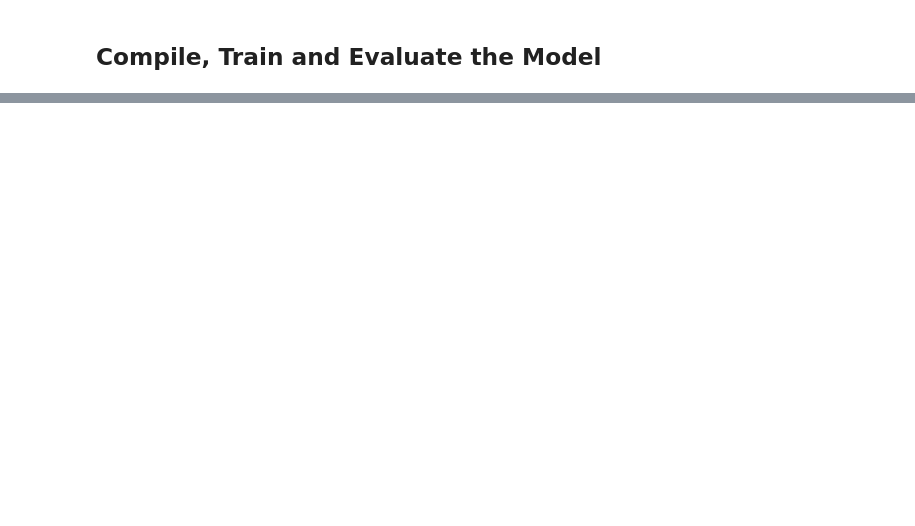
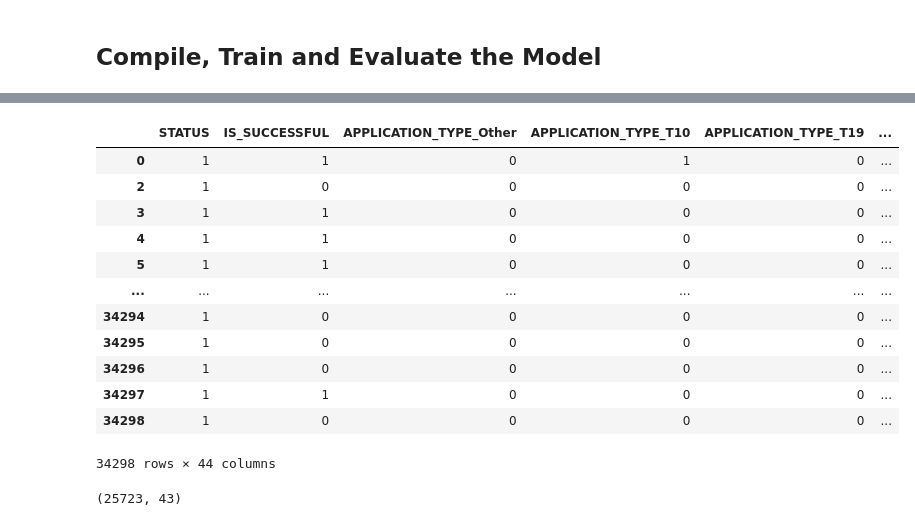
Before and after one commit to andyob715/deep_learning_hw, a Jupyter notebook: Starter_Code.ipynb, the cells around one changed output, grey strips where cells are left out. Cells and saved outputs as stored; diff of their text form; code cells hidden in the pictures; blank space fills up the shorter version.

```diff
--- a/Starter_Code.ipynb
+++ b/Starter_Code.ipynb
@@ -250,0 +299,17 @@ Loss: 0.557812534073699, Accuracy: 0.7262973785400391
+# %%
+new_df = df2.drop(columns=["ASK_AMT"],index=1)
+new_df
+# %% [output]
+|  | STATUS | IS_SUCCESSFUL | APPLICATION_TYPE_Other | APPLICATION_TYPE_T10 | APPLICATION_TYPE_T19 | ... |
+| 0 | 1 | 1 | 0 | 1 | 0 | ... |
+| 2 | 1 | 0 | 0 | 0 | 0 | ... |
+| 3 | 1 | 1 | 0 | 0 | 0 | ... |
+| 4 | 1 | 1 | 0 | 0 | 0 | ... |
+| 5 | 1 | 1 | 0 | 0 | 0 | ... |
+| ... | ... | ... | ... | ... | ... | ... |
+| 34294 | 1 | 0 | 0 | 0 | 0 | ... |
+| 34295 | 1 | 0 | 0 | 0 | 0 | ... |
+| 34296 | 1 | 0 | 0 | 0 | 0 | ... |
+| 34297 | 1 | 1 | 0 | 0 | 0 | ... |
+| 34298 | 1 | 0 | 0 | 0 | 0 | ... |
+34298 rows × 44 columns
@@ -250,0 +335,4 @@ Loss: 0.557812534073699, Accuracy: 0.7262973785400391
+# %%
+X_train_new.shape
+# %% [output]
+(25723, 43)
```
Also changed, not shown: parts of 25 cells of this notebook, 2 other files.
